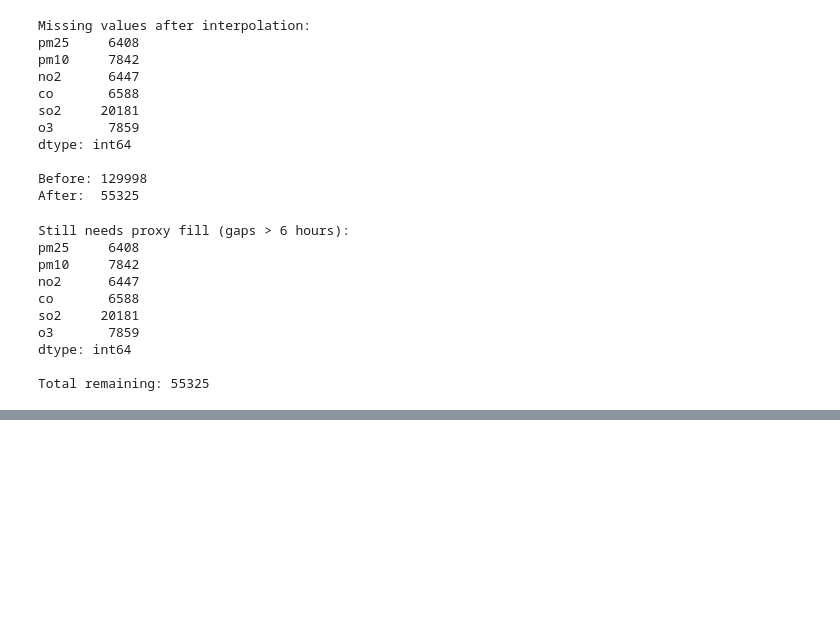
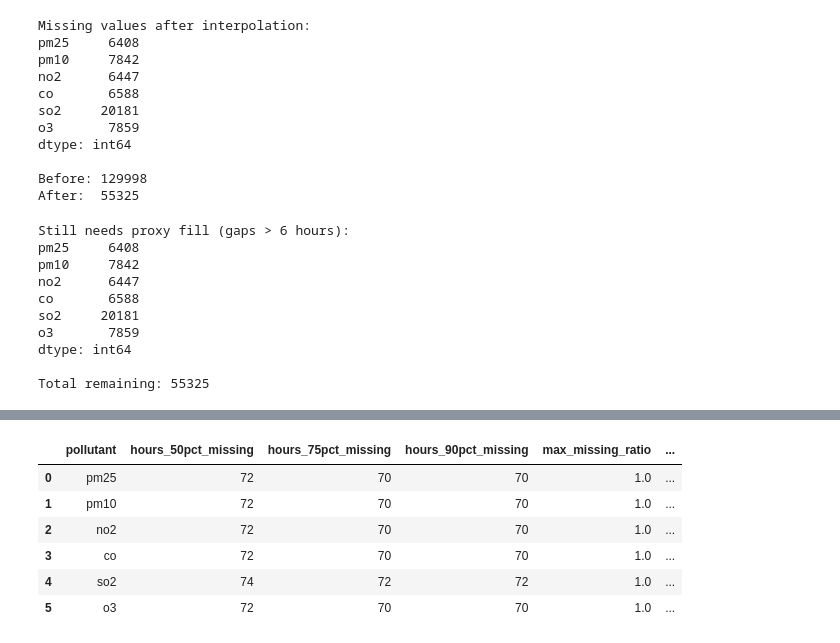
Before and after one commit to sakshamranjan8/ClearTrace, a Jupyter notebook: notebooks/cleaningbasedonEDAFindings.ipynb, the cells around one changed output, grey strips where cells are left out. Saved outputs shown, nothing was run; the diff lists cells and outputs as text; code cells hidden in the pictures; blank space fills up the shorter version.

```diff
--- a/notebooks/cleaningbasedonEDAFindings.ipynb
+++ b/notebooks/cleaningbasedonEDAFindings.ipynb
@@ -128,0 +426,40 @@ Total remaining: 55325
+# %%
+pollutants = ["pm25", "pm10", "no2", "co", "so2", "o3"]
+
+citywide_missing_summary = []
+
+for col in pollutants:
+    temp = (
+        df_before_proxy
+        .groupby("timestamp_hour")
+        .agg(
+            total_stations=("station_name", "nunique"),
+            missing_stations=(col, lambda s: s.isna().sum())
+        )
+        .reset_index()
+    )
+
+    temp["missing_station_ratio"] = temp["missing_stations"] / temp["total_stations"]
+
+    citywide_missing_summary.append(
+        {
+            "pollutant": col,
+            "hours_50pct_missing": (temp["missing_station_ratio"] >= 0.50).sum(),
+            "hours_75pct_missing": (temp["missing_station_ratio"] >= 0.75).sum(),
+            "hours_90pct_missing": (temp["missing_station_ratio"] >= 0.90).sum(),
+            "max_missing_ratio": round(temp["missing_station_ratio"].max(), 3),
+            "mean_missing_ratio": round(temp["missing_station_ratio"].mean(), 3)
+        }
+    )
+
+citywide_missing_summary = pd.DataFrame(citywide_missing_summary)
+
+display(citywide_missing_summary)
+# %% [output]
+|  | pollutant | hours_50pct_missing | hours_75pct_missing | hours_90pct_missing | max_missing_ratio | ... |
+| 0 | pm25 | 72 | 70 | 70 | 1.0 | ... |
+| 1 | pm10 | 72 | 70 | 70 | 1.0 | ... |
+| 2 | no2 | 72 | 70 | 70 | 1.0 | ... |
+| 3 | co | 72 | 70 | 70 | 1.0 | ... |
+| 4 | so2 | 74 | 72 | 72 | 1.0 | ... |
+| 5 | o3 | 72 | 70 | 70 | 1.0 | ... |
```
Also changed, not shown: parts of 18 cells of this notebook, 1 other file.
